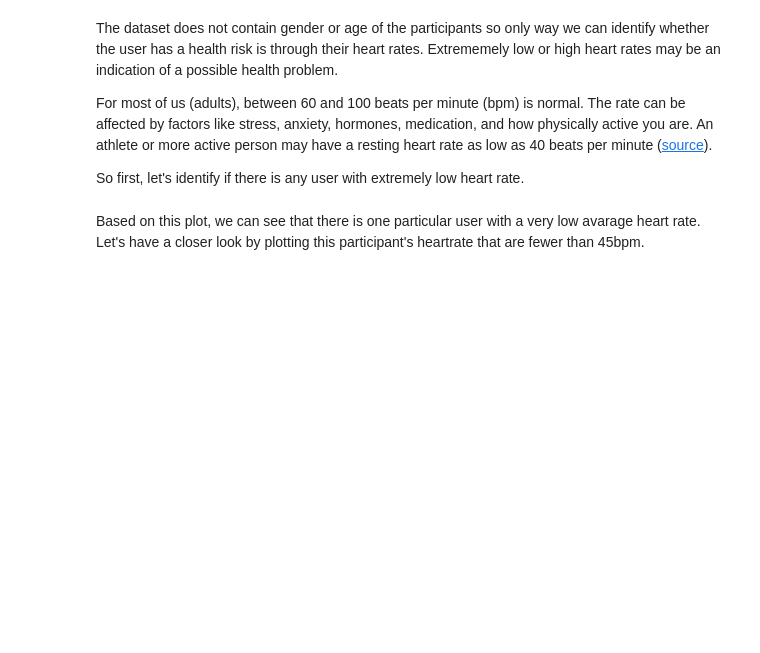
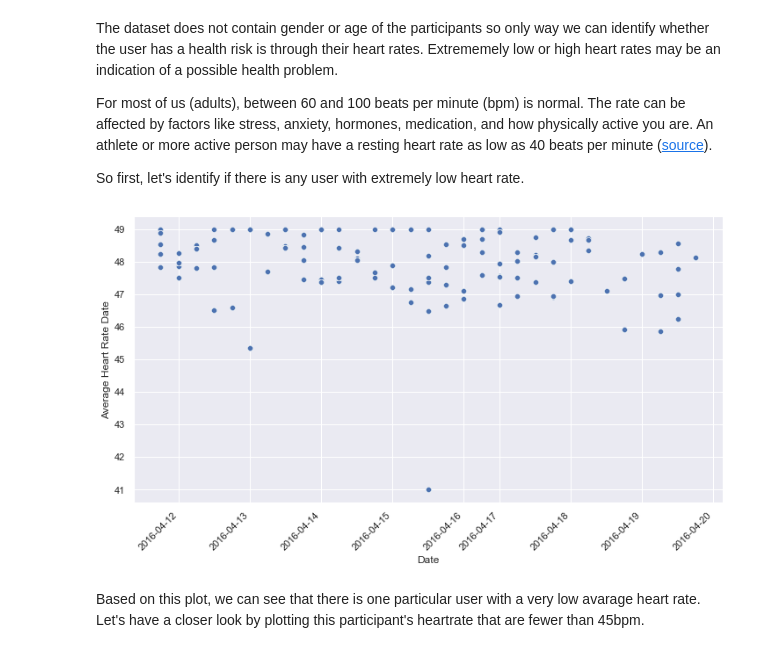
Before and after one commit to onderakacik/FitbitAnalysis, a Jupyter notebook: Final_Project.ipynb, the cells around one changed output. Drawn from its saved outputs; the diff is of its cells as text; code cells hidden in the pictures; blank space fills up the shorter version.

```diff
--- a/Final_Project.ipynb
+++ b/Final_Project.ipynb
@@ -701,13 +708,3 @@ plt.show()
-# %%
-df_heart_rate["Average Heart Rate Weekday"] = df_heart_rate.groupby(["Id", "Weekday"])["Value"].transform("mean")
-
-fig, ax = plt.subplots()
-fig = sns.scatterplot(data = df_heart_rate, x = "Weekday", y = "Average Heart Rate Weekday")
-
-x_dates = df_heart_rate['Weekday'].sort_values().unique()
-ax.set_xticklabels(labels=x_dates, rotation=45, ha='right')
-
-plt.show()
 # %% [markdown]
 The dataset does not contain gender or age of the participants so only way we can identify whether the user has a health risk is through their heart rates. Extrememely low or high heart rates may be an indication of a possible health problem.
 
@@ -715,19 +712,20 @@ For most of us (adults), between 60 and 100 beats per minute (bpm) is normal. Th
 
 So first, let's identify if there is any user with extremely low heart rate.
 # %%
-low_heart_rate = df_heart_rate[df_heart_rate["Value"] < 50]
+low_heart_rate = df_heart_rate[df_heart_rate["Value"] < 50].copy()
 
-low_heart_rate["Average Heart Rate Date"] = low_heart_rate.groupby(["Id", "Date"])["Value"].transform("mean")
+low_heart_rate["Average Heart Rate Date"] = low_heart_rate.groupby(
+    ["Id", "Date"])["Value"].transform("mean")
 
 fig, ax = plt.subplots()
-fig = sns.scatterplot(data = low_heart_rate, x = "Date", y = "Average Heart Rate Date")
+fig = sns.scatterplot(data=low_heart_rate,
+                      x="Date",
+                      y="Average Heart Rate Date")
 
 x_dates = low_heart_rate['Date'].sort_values().unique()
-ax.set_xticklabels(labels=x_dates, rotation=45, ha='right')
-
-plt.show()
-
-low_heart_rate.head()
+ax.tick_params(labelrotation=45);
+# %% [output]
+[figure, added]
 # %% [markdown]
 Based on this plot, we can see that there is one particular user with a very low avarage heart rate. Let's have a closer look by plotting this participant's heartrate that are fewer than 45bpm.
 # %%
```
Also changed, not shown: parts of 60 cells of this notebook.
